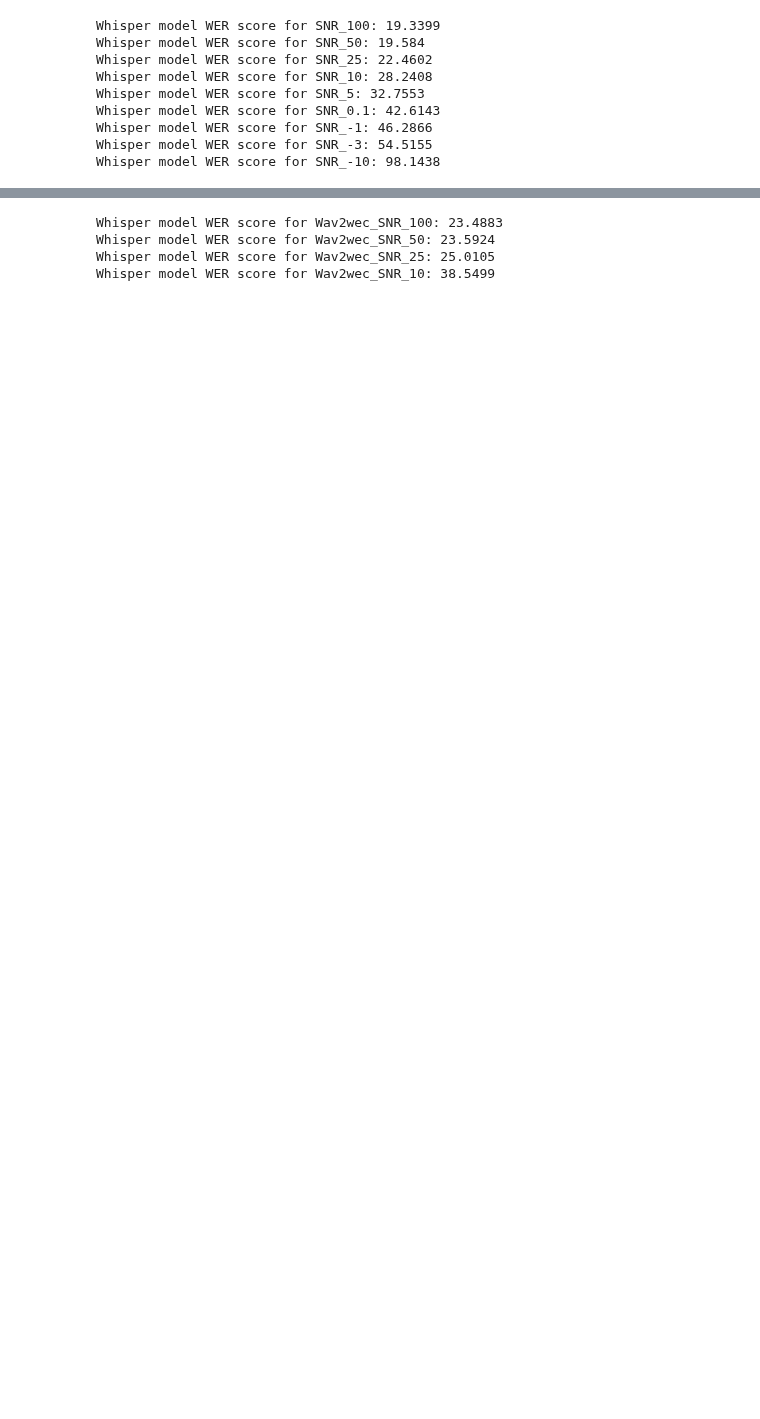
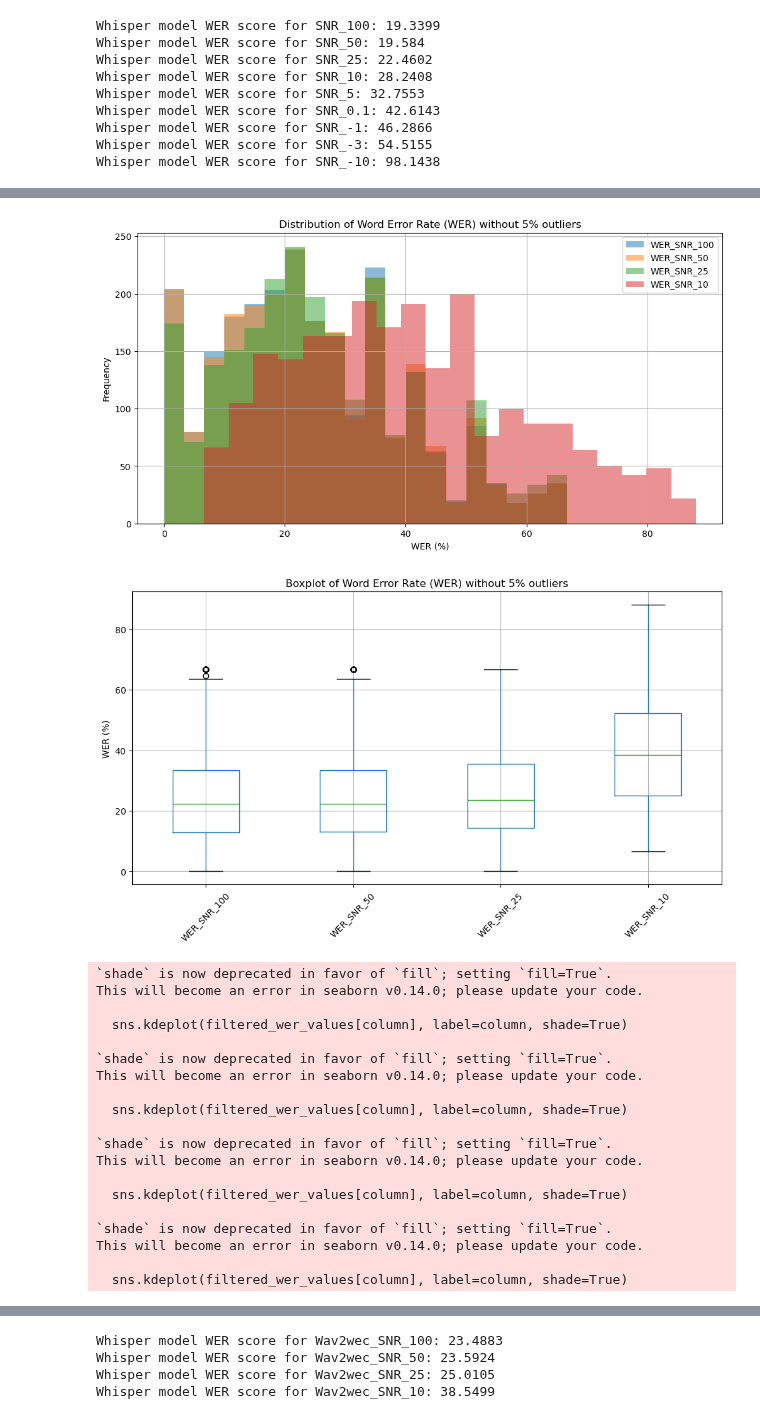
Before and after one commit to eryk0wski/ASR-SNR-Research, a Jupyter notebook: testing_evaluation.ipynb, the cells around one changed output, grey strips where cells are left out. Cells and saved outputs as stored; diff of their text form; code cells hidden in the pictures; blank space fills up the shorter version.

```diff
--- a/testing_evaluation.ipynb
+++ b/testing_evaluation.ipynb
@@ -188,0 +177,3 @@ df_wav2wec
+# %%
+df_audio = pd.read_parquet('./data/parquets/Whisper_SNR_WER.gzip')
+df_wav2wec['noise_class'] = df_audio['noise_class']
@@ -188,0 +252,62 @@ df_wav2wec
+# %%
+import matplotlib.pyplot as plt
+
+# Filter WER values excluding the 5% lower and upper outliers
+filtered_wer_values = df_wav2wec[wer_columns].apply(lambda x: x[(x >= x.quantile(0.05)) & (x <= x.quantile(0.95))])
+
+# Plot histograms for WER columns without outliers
+plt.figure(figsize=(12, 6))
+for column in wer_columns:
+    plt.hist(filtered_wer_values[column], bins=20, alpha=0.5, label=column)
+
+plt.title('Distribution of Word Error Rate (WER) without 5% outliers')
+plt.xlabel('WER (%)')
+plt.ylabel('Frequency')
+plt.legend()
+plt.grid(True)
+plt.show()
+
+# Plot box plots for WER columns without outliers
+plt.figure(figsize=(12, 6))
+filtered_wer_values.boxplot()
+plt.title('Boxplot of Word Error Rate (WER) without 5% outliers')
+plt.ylabel('WER (%)')
+plt.xticks(rotation=45)
+plt.grid(True)
+plt.show()
+
+import seaborn as sns
+
+# Plot KDE plot for WER columns without outliers
+plt.figure(figsize=(12, 6))
+for column in wer_columns:
+    sns.kdeplot(filtered_wer_values[column], label=column, shade=True)
+
+plt.title('Kernel Density Estimate (KDE) plot of Word Error Rate (WER)')
+plt.xlabel('WER (%)')
+plt.ylabel('Density')
+plt.legend()
+plt.grid(True)
+plt.show()
+# %% [output]
+[figure, added]
+[figure, added]
+`shade` is now deprecated in favor of `fill`; setting `fill=True`.
+This will become an error in seaborn v0.14.0; please update your code.
+
+  sns.kdeplot(filtered_wer_values[column], label=column, shade=True)
+
+`shade` is now deprecated in favor of `fill`; setting `fill=True`.
+This will become an error in seaborn v0.14.0; please update your code.
+
+  sns.kdeplot(filtered_wer_values[column], label=column, shade=True)
+
+`shade` is now deprecated in favor of `fill`; setting `fill=True`.
+This will become an error in seaborn v0.14.0; please update your code.
+
+  sns.kdeplot(filtered_wer_values[column], label=column, shade=True)
+
+`shade` is now deprecated in favor of `fill`; setting `fill=True`.
+This will become an error in seaborn v0.14.0; please update your code.
+
+  sns.kdeplot(filtered_wer_values[column], label=column, shade=True)
```
Also changed, not shown: parts of 10 cells of this notebook, 1 other file.
